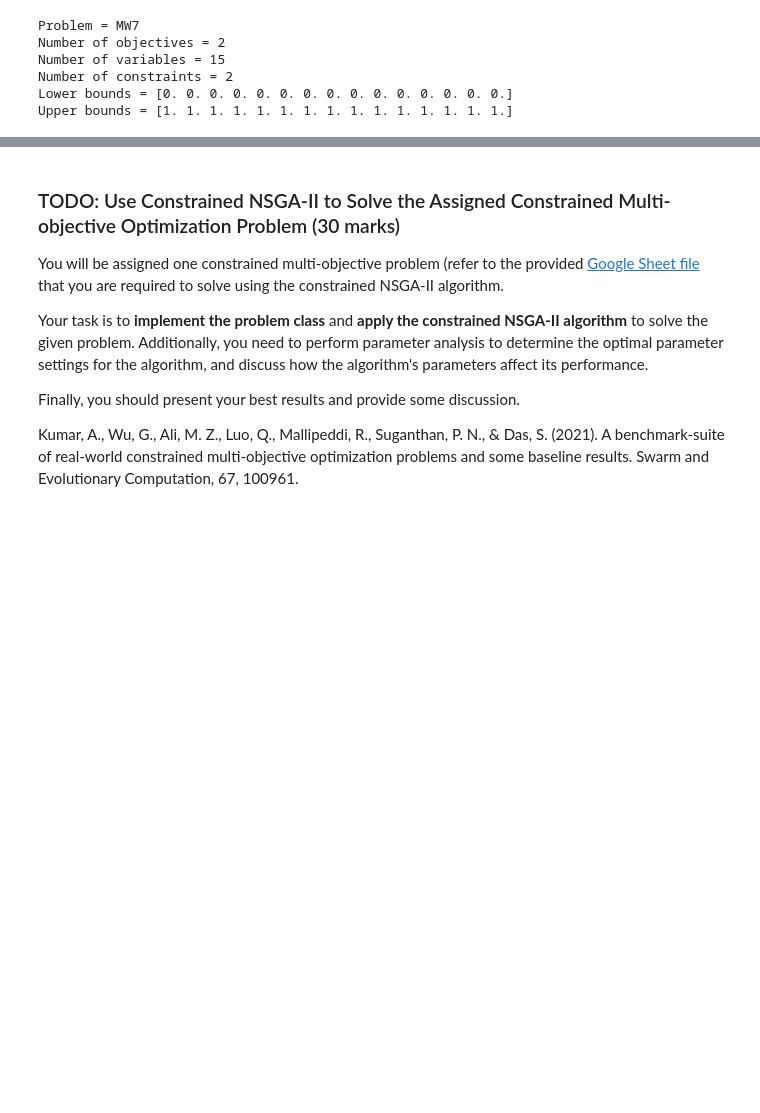
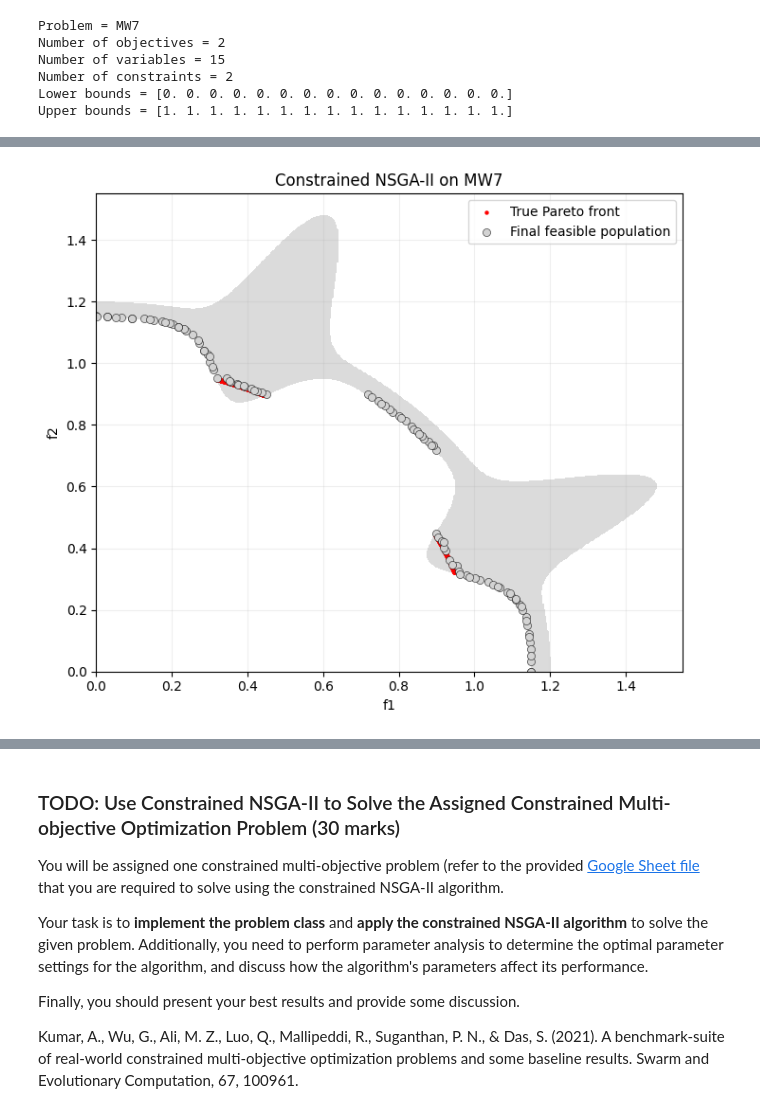
Before and after one commit to PixelByLens/CEG5302project, a Jupyter notebook: CEG5302_Group_Project.ipynb, the cells around one changed output, grey strips where cells are left out. Saved outputs shown, nothing was run; the diff lists cells and outputs as text; code cells hidden in the pictures; blank space fills up the shorter version.

```diff
--- a/CEG5302_Group_Project.ipynb
+++ b/CEG5302_Group_Project.ipynb
@@ -722,9 +856,89 @@ SyntaxError: incomplete input (3067829059.py, line 4)
 # %%
-#-----------BEGIN-----------#
-# TODO:
-#   1. Instantiate class CNSGA2() and class MW7()
-#   2. Use NSGA-II with a contraint handling technique to solve the MW7 problem
-#   3. Plot the final population `optimum_fx` in the objective space
-#   4. In your report, answer the questions like: What are the possible reasons why the solutions
-#      obtained by NSGA-II fail to cover all segments of the Pareto front?
-#-----------END-----------#
+import matplotlib.pyplot as plt
+
+np.random.seed(42)
+optimizer = CNSGA2(
+    pop_size=100,
+    crossover_probablity=0.9,
+    mutation_probablity=1.0 / 15.0,
+    eta_SBX=20,
+    eta_m=20,
+)
+problem = MW7()
+
+optimum_x, optimum_fx, optimum_cv = optimizer.run(problem, max_gen=500)
+feasible_mask = optimum_cv <= 1e-12
+feasible_fx = optimum_fx[feasible_mask]
+infeasible_fx = optimum_fx[~feasible_mask]
+
+print(f'Final population size = {len(optimum_fx)}')
+print(f'Feasible solutions = {np.sum(feasible_mask)}')
+print(f'Infeasible solutions = {np.sum(~feasible_mask)}')
+
+if len(feasible_fx) > 0:
+    feasible_rank, _, _ = optimizer.fitness_assignment(
+        feasible_fx, np.zeros(len(feasible_fx))
+    )
+    pareto_fx = feasible_fx[feasible_rank == 0]
+else:
+    pareto_fx = np.empty((0, 2))
+
+# Build a reference-style background in objective space.
+grid = np.linspace(0.0, 1.55, 500)
+F1, F2 = np.meshgrid(grid, grid)
+L = np.arctan2(F2, F1)
+R2 = F1**2 + F2**2
+outer_r2 = (1.2 + 0.4 * np.sin(4 * L)**16)**2
+inner_r2 = (1.15 - 0.2 * np.sin(4 * L)**8)**2
+feasible_region = (R2 <= outer_r2) & (R2 >= inner_r2)
+
+# On the true Pareto front of MW7, g3(x)=1, so the front lies on the unit quarter circle.
+pf_f1 = np.linspace(0.0, 1.0, 4000)
+pf_f2 = np.sqrt(np.clip(1.0 - pf_f1**2, 0.0, None))
+pf_l = np.arctan2(pf_f2, pf_f1)
+pf_outer_r2 = (1.2 + 0.4 * np.sin(4 * pf_l)**16)**2
+pf_inner_r2 = (1.15 - 0.2 * np.sin(4 * pf_l)**8)**2
+pf_r2 = pf_f1**2 + pf_f2**2
+pf_mask = (pf_r2 <= pf_outer_r2) & (pf_r2 >= pf_inner_r2)
+true_pf = np.column_stack((pf_f1[pf_mask], pf_f2[pf_mask]))
+
+plt.figure(figsize=(7, 6))
+plt.contourf(F1, F2, feasible_region.astype(float), levels=[0.5, 1.5],
+             colors=['#d3d3d3'], alpha=0.8)
+if len(true_pf) > 0:
+    plt.scatter(true_pf[:, 0], true_pf[:, 1], s=10, c='red', linewidths=0,
+                label='True Pareto front')
+if len(feasible_fx) > 0:
+    plt.scatter(feasible_fx[:, 0], feasible_fx[:, 1], s=34, c='lightgray',
+                edgecolors='black', linewidths=0.35, label='Final feasible population')
+if len(infeasible_fx) > 0:
+    plt.scatter(infeasible_fx[:, 0], infeasible_fx[:, 1], s=34, c='lightcoral',
+                marker='x', linewidths=0.8, label='Final infeasible population')
+plt.xlabel('f1')
+plt.ylabel('f2')
+plt.xlim(0.0, 1.55)
+plt.ylim(0.0, 1.55)
+plt.title('Constrained NSGA-II on MW7')
+plt.grid(alpha=0.2)
+plt.legend()
+plt.tight_layout()
+plt.show()
+
+# A second clean view makes the disconnected segments easier to inspect.
+plt.figure(figsize=(6, 5))
+if len(feasible_fx) > 0:
+    plt.scatter(feasible_fx[:, 0], feasible_fx[:, 1], s=30, c='gray',
+                edgecolors='black', linewidths=0.3, label='Feasible final population')
+if len(pareto_fx) > 0:
+    plt.scatter(pareto_fx[:, 0], pareto_fx[:, 1], s=36, c='dimgray',
+                edgecolors='black', linewidths=0.35, label='Feasible non-dominated set')
+plt.xlabel('f1')
+plt.ylabel('f2')
+plt.title('Final solutions only')
+plt.grid(alpha=0.25)
+plt.legend()
+plt.tight_layout()
+plt.show()
+
+print('Discussion of the missing Pareto-front segments is provided in the report.')
+# %% [output]
@@ -730,0 +948 @@ SyntaxError: incomplete input (3067829059.py, line 4)
+[figure, added]
```
Also changed, not shown: parts of 11 cells of this notebook.
